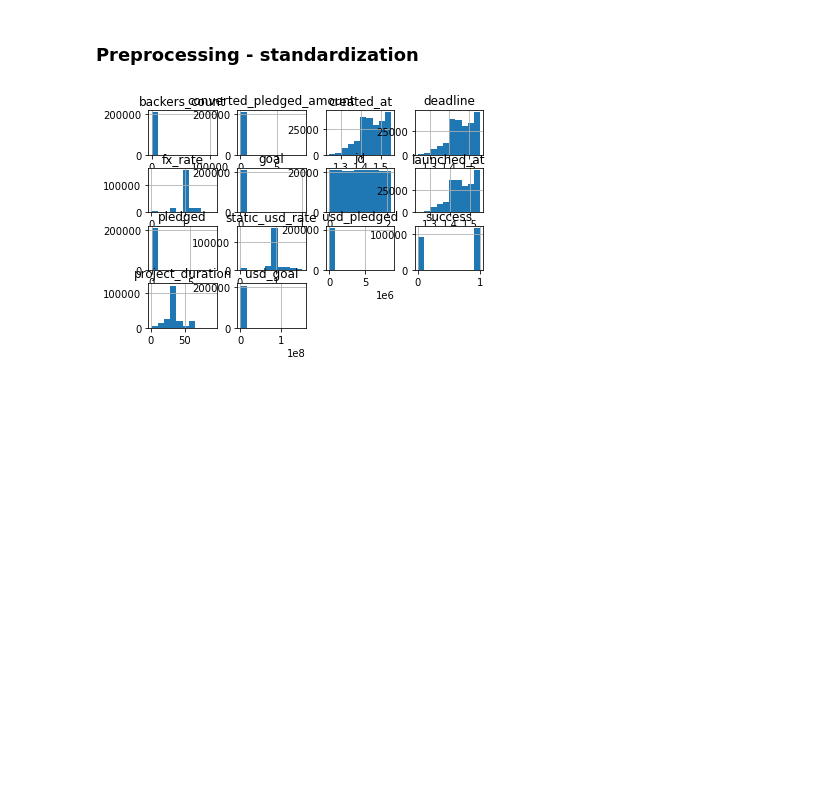
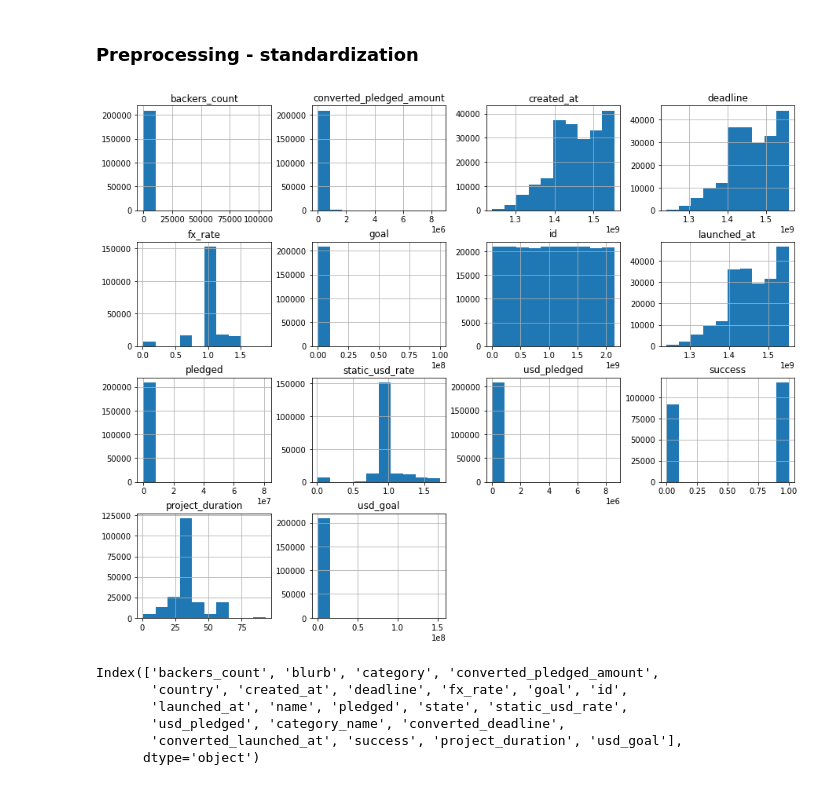
Before and after one commit to EcholotFisher/nf_2nd_project_aj_kickstarter, a Jupyter notebook: EDA.ipynb, the cells around one changed output. Saved outputs shown, nothing was run; the diff lists cells and outputs as text; code cells hidden in the pictures; blank space fills up the shorter version.

```diff
--- a/EDA.ipynb
+++ b/EDA.ipynb
@@ -370,6 +370,15 @@ df['usd_goal'] = df['goal'] * df['static_usd_rate']
 # %% [markdown]
 ### Preprocessing - standardization
 # %%
-df.hist();
+df.hist(figsize=(15, 12));
 # %% [output]
-[figure, old version]
+[figure, new version]
+# %%
+df.columns
+# %% [output]
+Index(['backers_count', 'blurb', 'category', 'converted_pledged_amount',
+       'country', 'created_at', 'deadline', 'fx_rate', 'goal', 'id',
+       'launched_at', 'name', 'pledged', 'state', 'static_usd_rate',
+       'usd_pledged', 'category_name', 'converted_deadline',
+       'converted_launched_at', 'success', 'project_duration', 'usd_goal'],
+      dtype='object')
```
